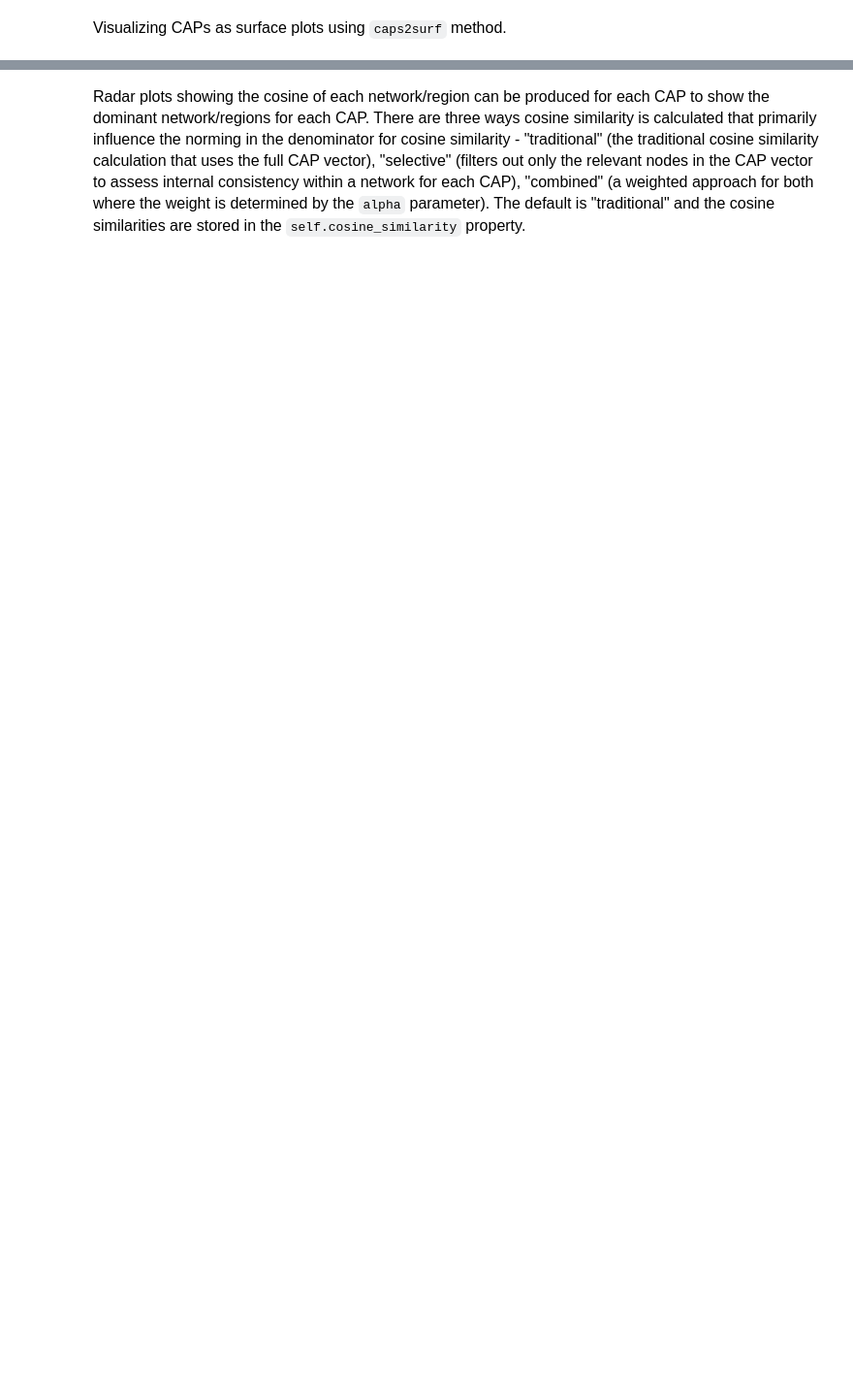
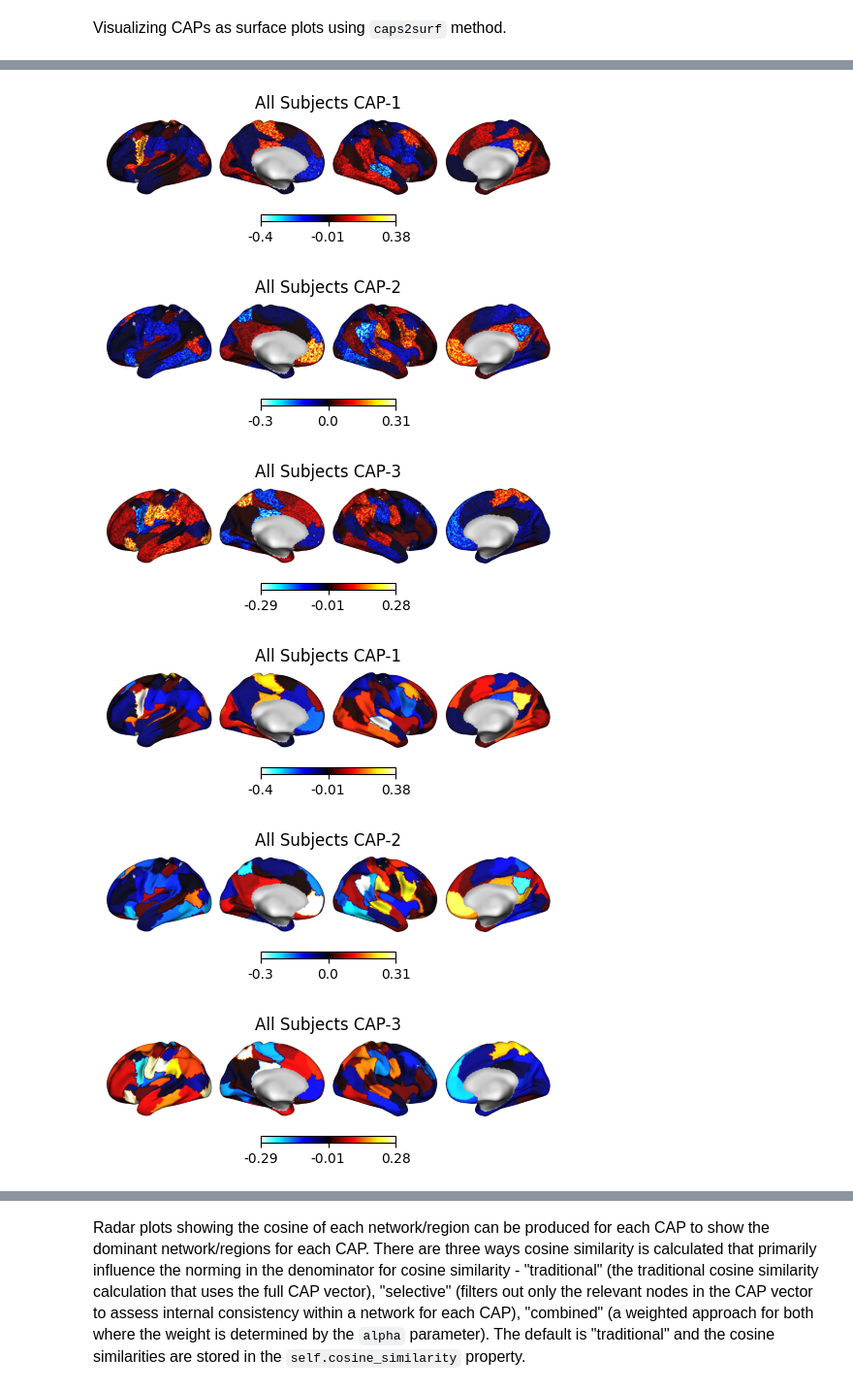
Before and after one commit to donishadsmith/neurocaps, a Jupyter notebook: demo.ipynb, the cells around one changed output, grey strips where cells are left out. Shown at 97% size. Cells and saved outputs as stored; diff of their text form; code cells hidden in the pictures; blank space fills up the shorter version.

```diff
--- a/demo.ipynb
+++ b/demo.ipynb
@@ -288 +290,24 @@ cap_analysis.caps2surf(cmap=custom_cmap, size=(500, 100), layout="row")
+# %%
+# Rough example that adds zeroes to some non-zero, labeled voxels
+schaefer = nib.load(cap_analysis.parcel_approach["Schaefer"]["maps"])
+schaefer_shape = schaefer.shape
+flat_schaefer = schaefer.get_fdata().flatten()
+target_indices = np.where(flat_schaefer != 0)[0]
+n = int(len(target_indices) * 0.40)
+random_indices = np.random.choice(target_indices, size=n, replace=False)
+flat_schaefer[random_indices] = 0
+reshape_schaefer = nib.Nifti1Image(np.reshape(flat_schaefer, schaefer_shape), affine=schaefer.affine, header=schaefer.header)
+nib.save(reshape_schaefer,"sparse_schaefer_for_neurocaps_demo.nii.gz")
+cap_analysis.parcel_approach["Schaefer"]["maps"] = "sparse_schaefer_for_neurocaps_demo.nii.gz"
+# Sparse issue
+cap_analysis.caps2surf(cmap="cold_hot", layout="row",  size=(500, 100))
+# Fix sparse issue with knn; takes about 2 for this cell
+cap_analysis.caps2surf(cmap="cold_hot", layout="row",  size=(500, 100), knn_dict={"k":5, "resolution_mm":1})
+# %% [output]
+[figure, added]
+[figure, added]
+[figure, added]
+[figure, added]
+[figure, added]
+[figure, added]
 # %% [markdown]
```
Also changed, not shown: parts of 24 cells of this notebook, 7 other files.
